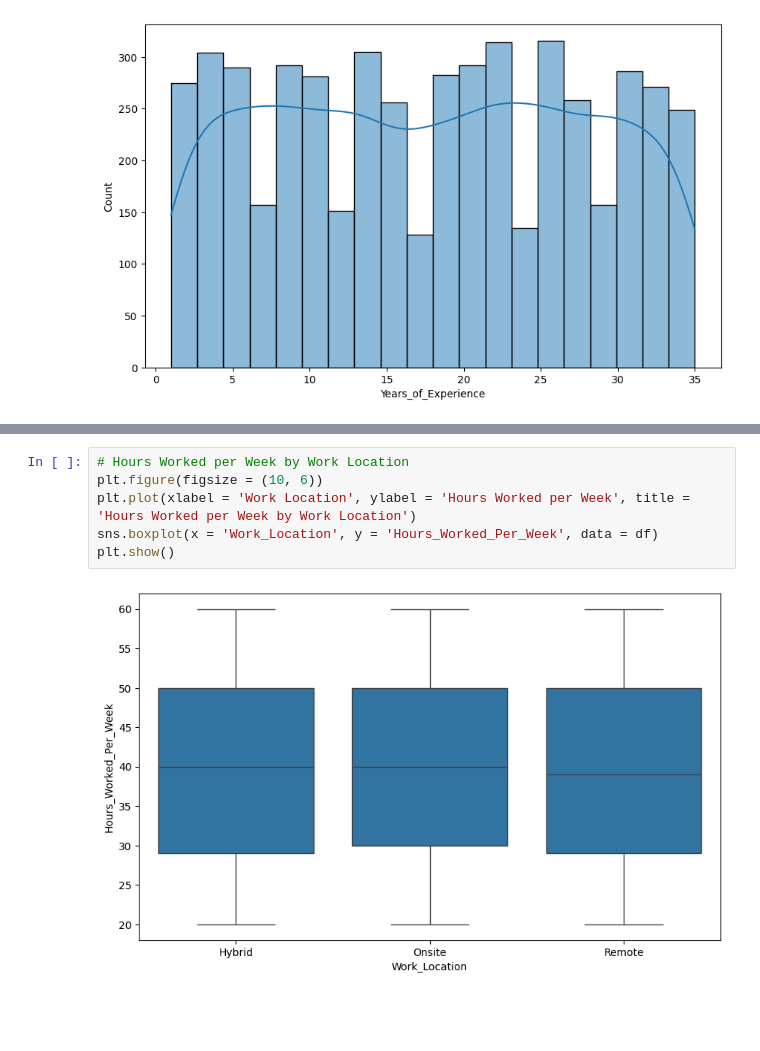
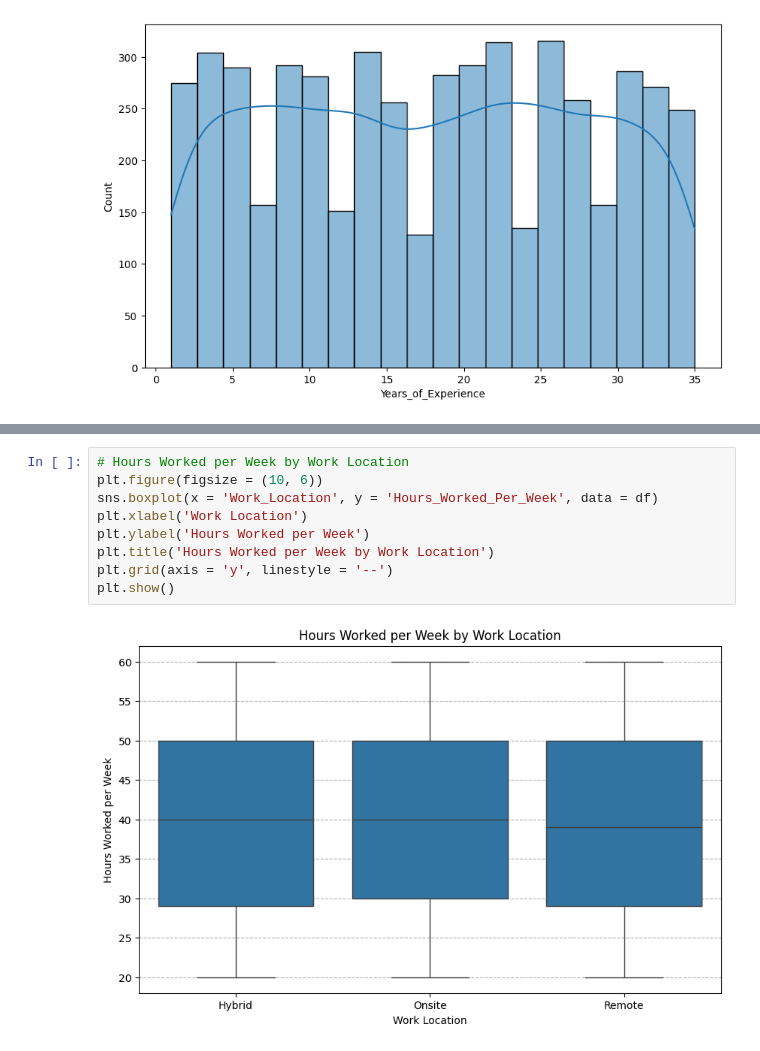
Before and after one commit to sibashisks/DataDrivenAnalysis_For_RemoteWork_And_MentalHealth, a Jupyter notebook: 03-EDA.ipynb, the cells around one changed output, grey strips where cells are left out. Drawn from its saved outputs; the diff is of its cells as text; blank space fills up the shorter version.

```diff
--- a/03-EDA.ipynb
+++ b/03-EDA.ipynb
@@ -75,8 +85,11 @@ plt.show()
 # %%
 # Hours Worked per Week by Work Location
 plt.figure(figsize = (10, 6))
-plt.plot(xlabel = 'Work Location', ylabel = 'Hours Worked per Week', title = 'Hours Worked per Week by Work Location')
 sns.boxplot(x = 'Work_Location', y = 'Hours_Worked_Per_Week', data = df)
+plt.xlabel('Work Location')
+plt.ylabel('Hours Worked per Week')
+plt.title('Hours Worked per Week by Work Location')
+plt.grid(axis = 'y', linestyle = '--')
 plt.show()
 # %% [output]
-[figure, old version]
+[figure, new version]
```
Also changed, not shown: parts of 9 cells of this notebook.
